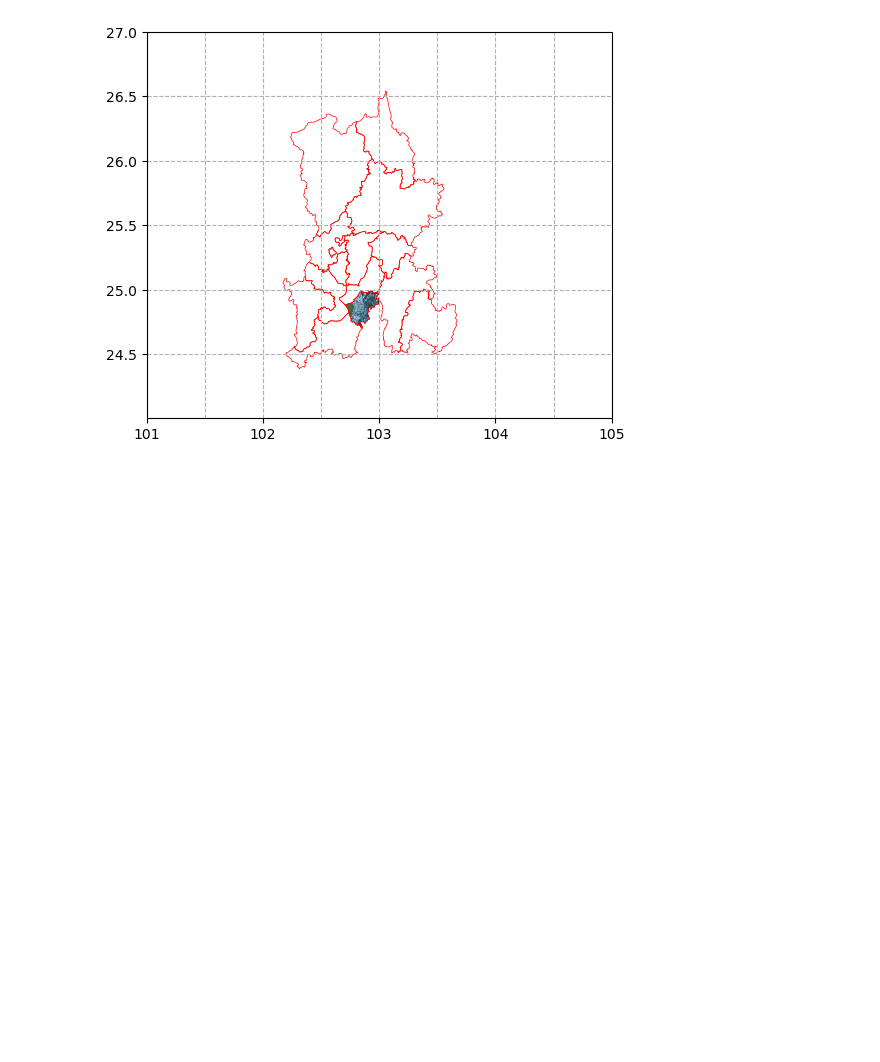
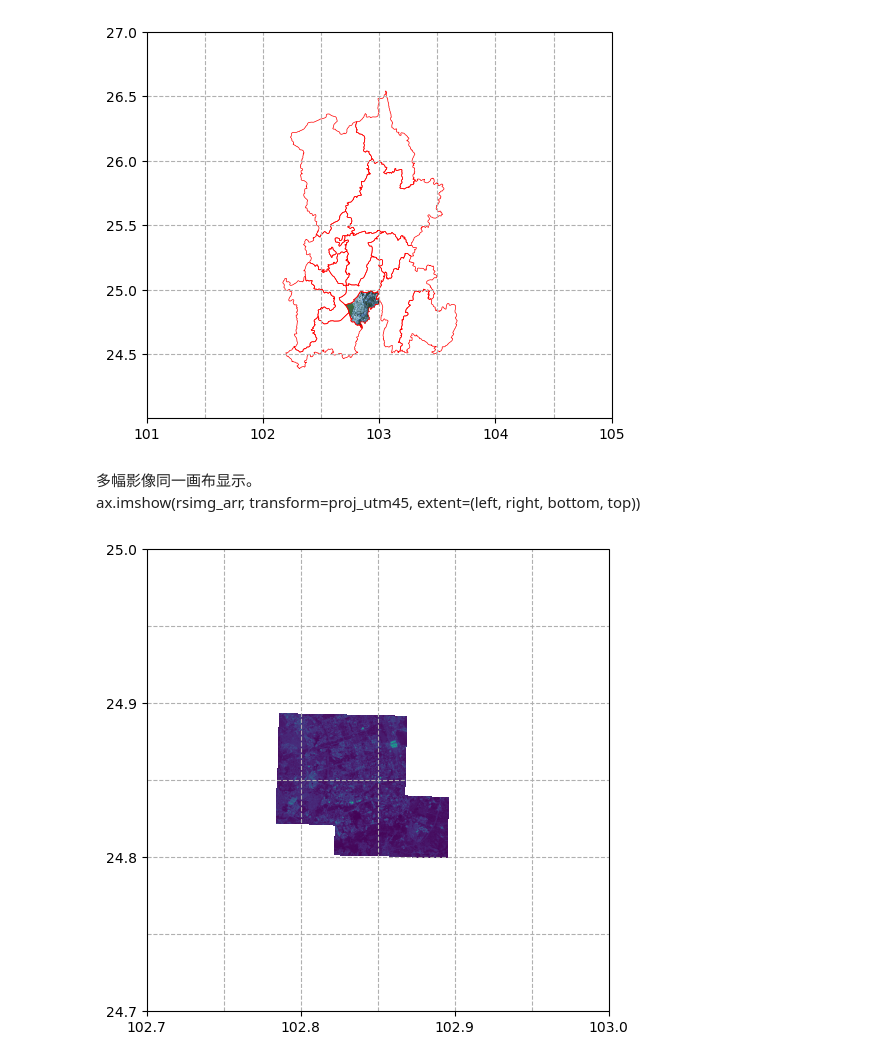
Before and after one commit to xinluo2018/open-source-gis-course, a Jupyter notebook: 第6章-GIS数据处理高级Python库-10课时/2_3_cartopy.ipynb, the cells around one changed output. Drawn from its saved outputs; the diff is of its cells as text; code cells hidden in the pictures; blank space fills up the shorter version.

```diff
--- a/第6章-GIS数据处理高级Python库-10课时/2_3_cartopy.ipynb
+++ b/第6章-GIS数据处理高级Python库-10课时/2_3_cartopy.ipynb
@@ -139,3 +139,31 @@ ax_geo.set_yticks(y_ticks)
 grid = ax_geo.gridlines(draw_labels=False, linestyle='--')
 # %% [output]
 [figure]
+# %% [markdown]
+多幅影像同一画布显示。
+ax.imshow(rsimg_arr, transform=proj_utm45, extent=(left, right, bottom, top))
+# %%
+path_reg1 =  'data/Section-6/s2_chenggong_20200411_6bands_20m_subs.tif'
+path_reg2 =  'data/Section-6/s2_chenggong_20200411_6bands_20m_subs2.tif'
+# %%
+rsimg_reg1_rio = rio.open(path_reg1)
+rsimg_reg2_rio = rio.open(path_reg2)
+# %%
+proj = ccrs.PlateCarree()
+proj_utm47=ccrs.UTM(zone=47, southern_hemisphere=False)
+fig = plt.figure(figsize=(6,6))
+ax_geo = fig.add_subplot(111, projection=proj)
+x_ticks = [102.7, 102.8, 102.9, 103]
+y_ticks = [24.7, 24.8, 24.9, 25]
+ax_geo.set_extent([102.7, 103., 24.7, 25])
+extent_reg1 = [rsimg_reg1_rio.bounds[0], rsimg_reg1_rio.bounds[2],
+               rsimg_reg1_rio.bounds[1], rsimg_reg1_rio.bounds[3]]
+extent_reg2 = [rsimg_reg2_rio.bounds[0], rsimg_reg2_rio.bounds[2],
+               rsimg_reg2_rio.bounds[1], rsimg_reg2_rio.bounds[3]]
+ax_geo.imshow(rsimg_reg1_rio.read(1), transform=proj_utm47, extent=extent_reg1)
+ax_geo.imshow(rsimg_reg2_rio.read(1), transform=proj_utm47, extent=extent_reg2)
+grid = ax_geo.gridlines(draw_labels=False, linestyle='--')
+ax_geo.set_xticks(x_ticks);
+ax_geo.set_yticks(y_ticks);
+# %% [output]
+[figure, added]
```
Also changed, not shown: 20 other files.
